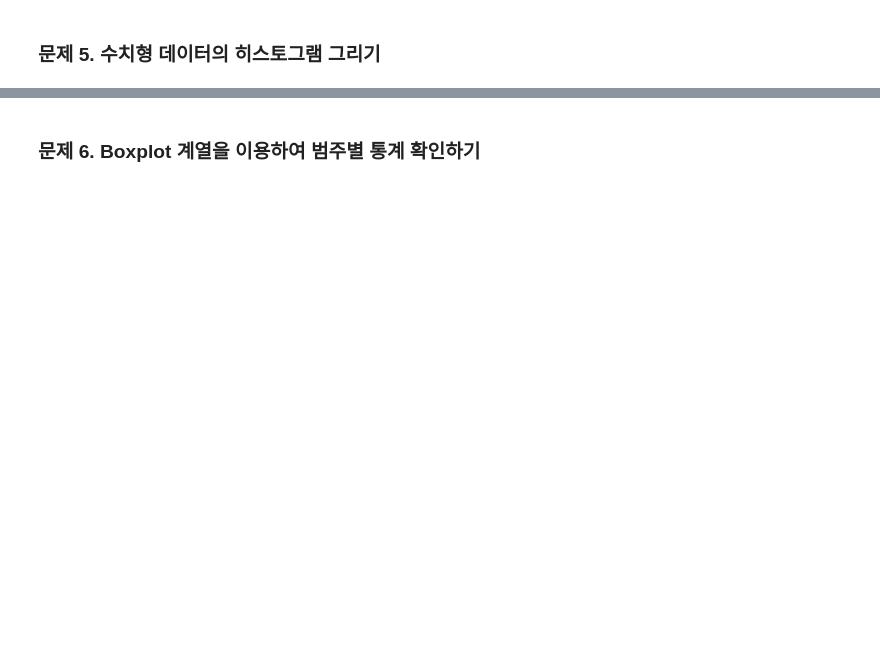
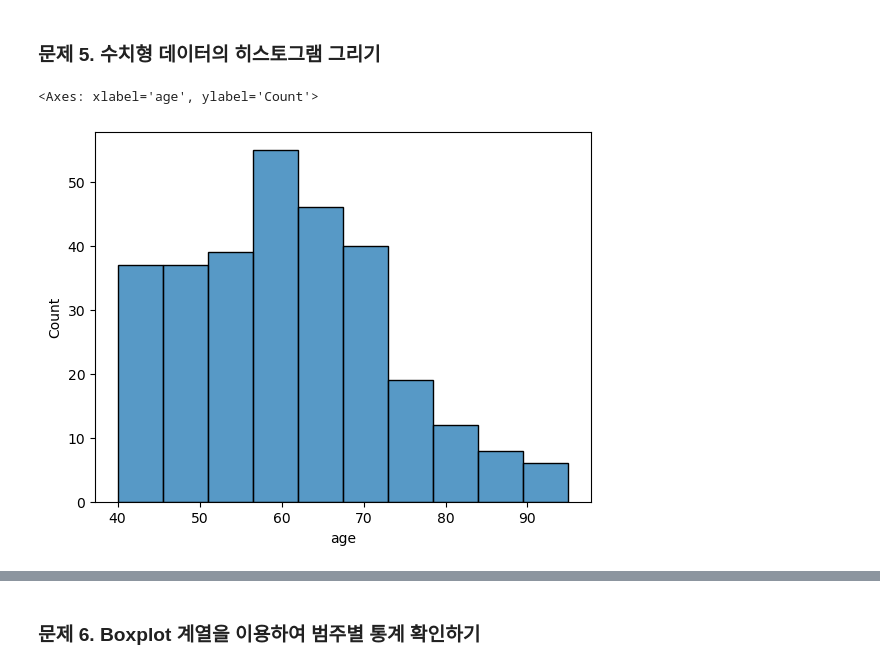
Before and after one commit to Miyeon-Pyeon/K-digital, a Jupyter notebook: Chapter 01 - 심부전증을 예방.ipynb, the cells around one changed output, grey strips where cells are left out. Saved outputs shown, nothing was run; the diff lists cells and outputs as text; code cells hidden in the pictures; blank space fills up the shorter version.

```diff
--- a/Chapter 01 - 심부전증을 예방.ipynb
+++ b/Chapter 01 - 심부전증을 예방.ipynb
@@ -142,3 +154,8 @@ memory usage: 30.5 KB
 ### 문제 5. 수치형 데이터의 히스토그램 그리기
 # %%
 # seaborn의 histplot, jointplot, pairplot을 이용해 히스토그램 그리기
+
+sns.histplot(x = 'age', data = df)
+# %% [output]
+<Axes: xlabel='age', ylabel='Count'>
+[figure, added]
```
Also changed, not shown: parts of 49 cells of this notebook.
